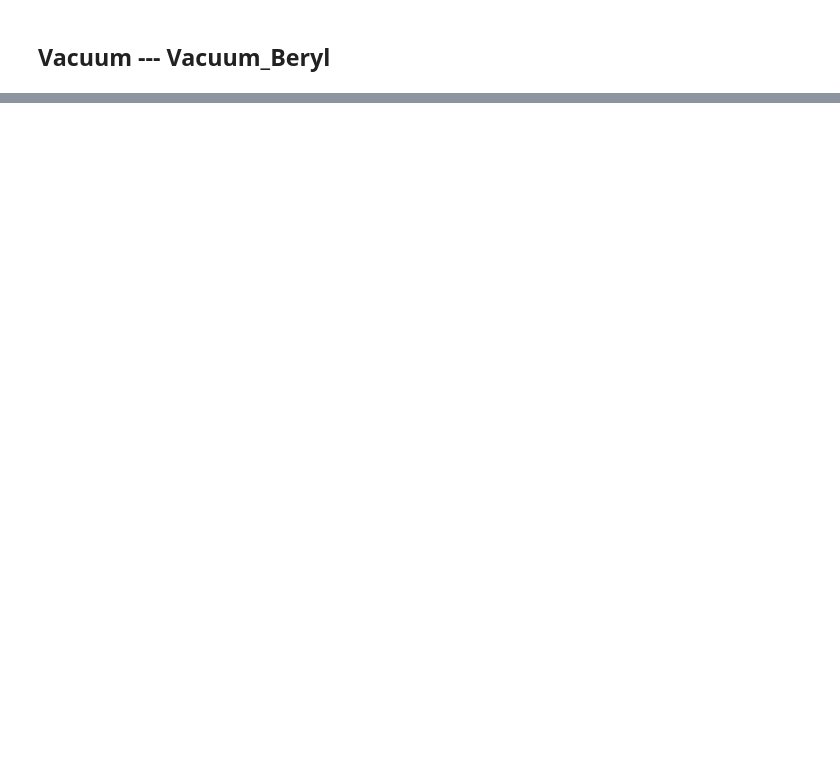
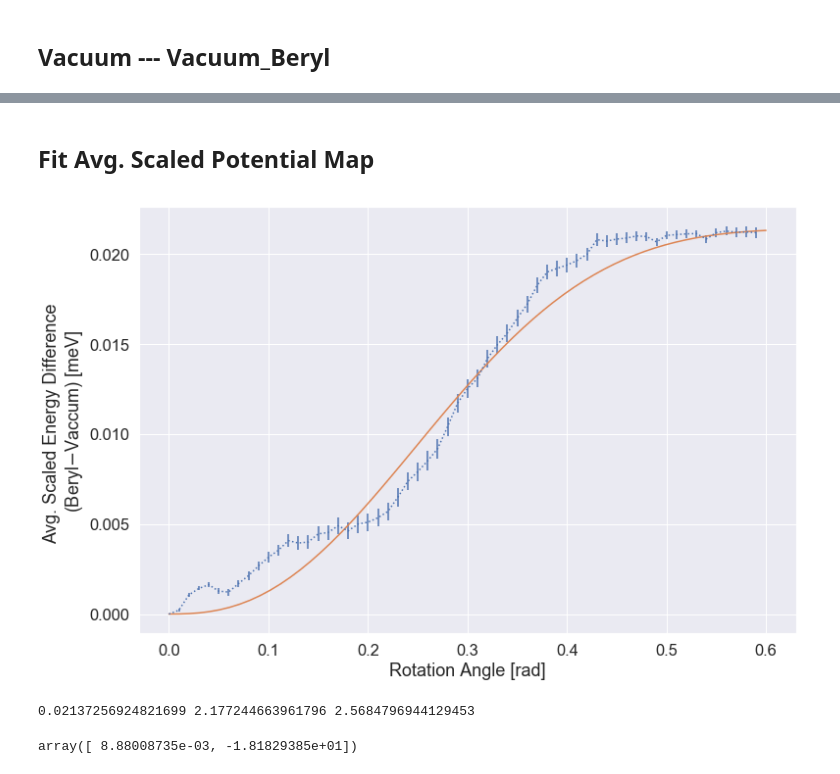
Before and after one commit to gvermillion/msc_thesis, a Jupyter notebook: potential_map/difference_analysis/difference_analysis.ipynb, the cells around one changed output, grey strips where cells are left out. Drawn from its saved outputs; the diff is of its cells as text; code cells hidden in the pictures; blank space fills up the shorter version.

```diff
--- a/potential_map/difference_analysis/difference_analysis.ipynb
+++ b/potential_map/difference_analysis/difference_analysis.ipynb
@@ -96,0 +106,2 @@ plot_differences(df_vacuum,df_vacuum_beryl)
+# %% [markdown]
+## Fit Avg. Scaled Potential Map
@@ -96,0 +126,44 @@ plot_differences(df_vacuum,df_vacuum_beryl)
+# %%
+
+def func(x,A,w,n):
+    return A*np.sin(np.pi/2*(np.sin(w*x)))**(n)
+
+def func2(x,A,n):
+    return A*np.sin(np.pi/2*(3*n-n**3)/(2))
+
+def func3(x,A,n,w):
+    return A*np.sqrt((1+n**2)/(1+(n*np.cos(w*x))**2))*np.cos(w*x)
+
+def plot_scaled_fit(func):
+    df_avg_scaled_energy = final_df.groupby('config').mean()
+    df_avg_scaled_energy['sems'] = final_df.groupby('config').sem()
+    fig = plt.figure(figsize=(12,8))
+    ax = plt.gca()
+    ax.set(xlabel='Rotation Angle [rad]',ylabel='Avg. Scaled Energy Difference \n(Beryl$-$Vaccum) [meV]')
+    data=df_avg_scaled_energy.reset_index()
+    ax.errorbar(data.config.values,data.energy.values,yerr=data.sems.values,linestyle=':')
+
+
+
+    x = np.linspace(0.,0.6,60)
+    popt, pcov = curve_fit(func, x, df.energy.values)
+    try:
+        A, w,n = popt
+        y = [func(i,A,w,n) for i in x]
+    except:
+        A, n = popt
+        y = [func(i,A,n) for i in x]
+    ax.plot(x,y)
+    return A,w,n
+# %%
+A,w,n = plot_scaled_fit(func);
+# %% [output]
+[figure, added]
+# %%
+print(A,w,n)
+# %% [output]
+0.02137256924821699 2.177244663961796 2.5684796944129453
+# %%
+popt
+# %% [output]
+array([ 8.88008735e-03, -1.81829385e+01])
```
Also changed, not shown: parts of 9 cells of this notebook, 5 other files.
